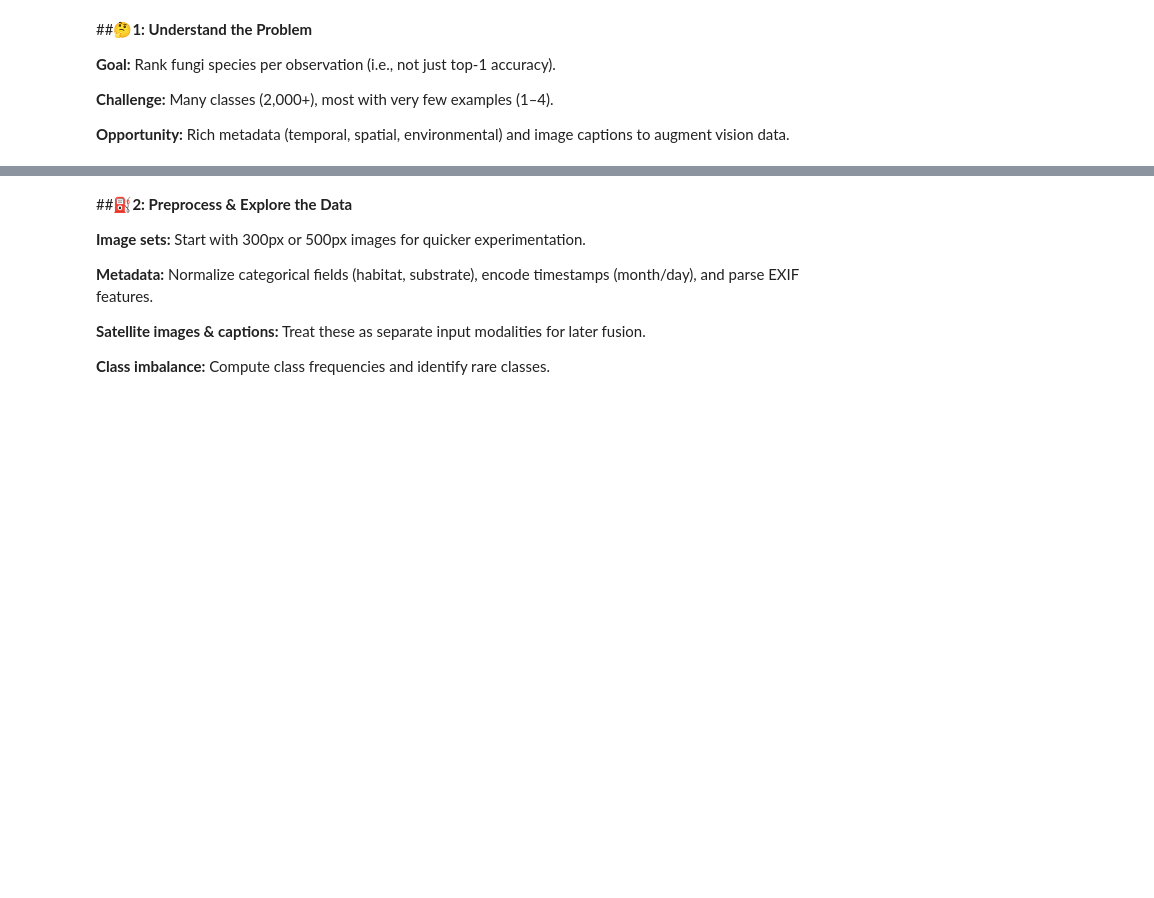
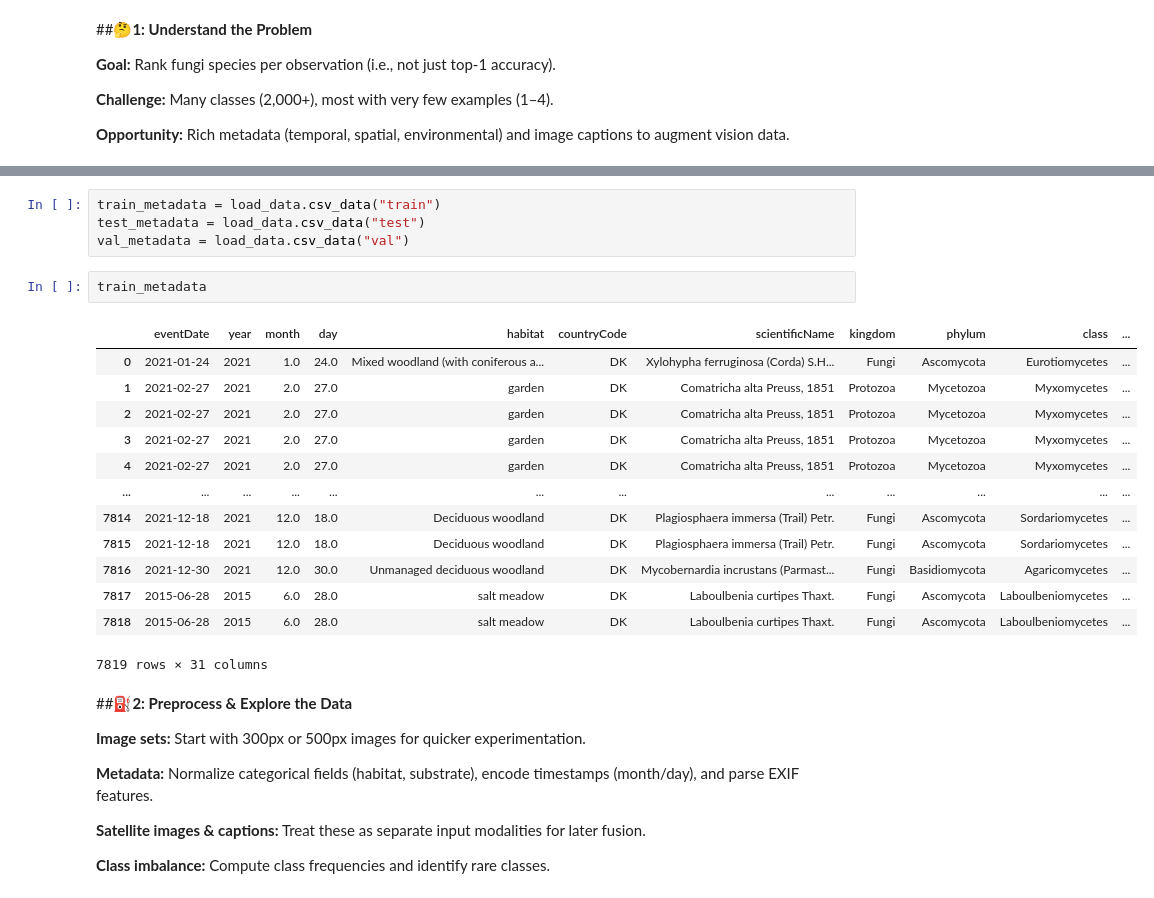
Before and after one commit to dhamil-bytes/FungiClef-25, a Jupyter notebook: fungiclef_dhamil_akamath.ipynb, the cells around one changed output, grey strips where cells are left out. Drawn from its saved outputs; the diff is of its cells as text; blank space fills up the shorter version.

```diff
--- a/fungiclef_dhamil_akamath.ipynb
+++ b/fungiclef_dhamil_akamath.ipynb
@@ -64,3 +60,23 @@ for i in range(5):
+# %%
+train_metadata = load_data.csv_data("train")
+test_metadata = load_data.csv_data("test")
+val_metadata = load_data.csv_data("val")
+# %%
+train_metadata
+# %% [output]
+|  | eventDate | year | month | day | habitat | countryCode | scientificName | kingdom | phylum | class | ... |
+| 0 | 2021-01-24 | 2021 | 1.0 | 24.0 | Mixed woodland (with coniferous a... | DK | Xylohypha ferruginosa (Corda) S.H... | Fungi | Ascomycota | Eurotiomycetes | ... |
+| 1 | 2021-02-27 | 2021 | 2.0 | 27.0 | garden | DK | Comatricha alta Preuss, 1851 | Protozoa | Mycetozoa | Myxomycetes | ... |
+| 2 | 2021-02-27 | 2021 | 2.0 | 27.0 | garden | DK | Comatricha alta Preuss, 1851 | Protozoa | Mycetozoa | Myxomycetes | ... |
+| 3 | 2021-02-27 | 2021 | 2.0 | 27.0 | garden | DK | Comatricha alta Preuss, 1851 | Protozoa | Mycetozoa | Myxomycetes | ... |
+| 4 | 2021-02-27 | 2021 | 2.0 | 27.0 | garden | DK | Comatricha alta Preuss, 1851 | Protozoa | Mycetozoa | Myxomycetes | ... |
+| ... | ... | ... | ... | ... | ... | ... | ... | ... | ... | ... | ... |
+| 7814 | 2021-12-18 | 2021 | 12.0 | 18.0 | Deciduous woodland | DK | Plagiosphaera immersa (Trail) Petr. | Fungi | Ascomycota | Sordariomycetes | ... |
+| 7815 | 2021-12-18 | 2021 | 12.0 | 18.0 | Deciduous woodland | DK | Plagiosphaera immersa (Trail) Petr. | Fungi | Ascomycota | Sordariomycetes | ... |
+| 7816 | 2021-12-30 | 2021 | 12.0 | 30.0 | Unmanaged deciduous woodland | DK | Mycobernardia incrustans (Parmast... | Fungi | Basidiomycota | Agaricomycetes | ... |
+| 7817 | 2015-06-28 | 2015 | 6.0 | 28.0 | salt meadow | DK | Laboulbenia curtipes Thaxt. | Fungi | Ascomycota | Laboulbeniomycetes | ... |
+| 7818 | 2015-06-28 | 2015 | 6.0 | 28.0 | salt meadow | DK | Laboulbenia curtipes Thaxt. | Fungi | Ascomycota | Laboulbeniomycetes | ... |
+7819 rows × 31 columns
 # %% [markdown]
 ##⛽**2: Preprocess & Explore the Data**
 
```
Also changed, not shown: parts of 3 cells of this notebook, 3 other files.
